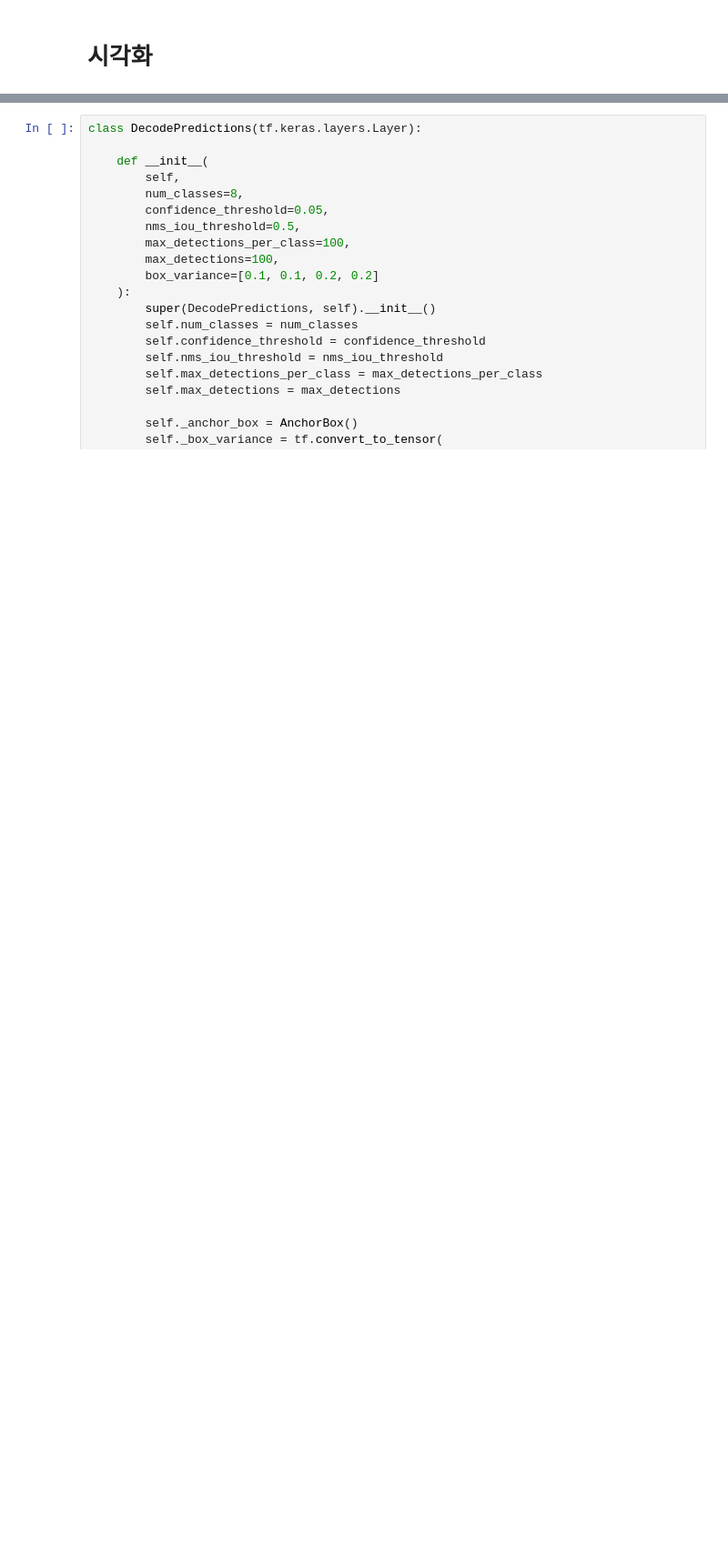
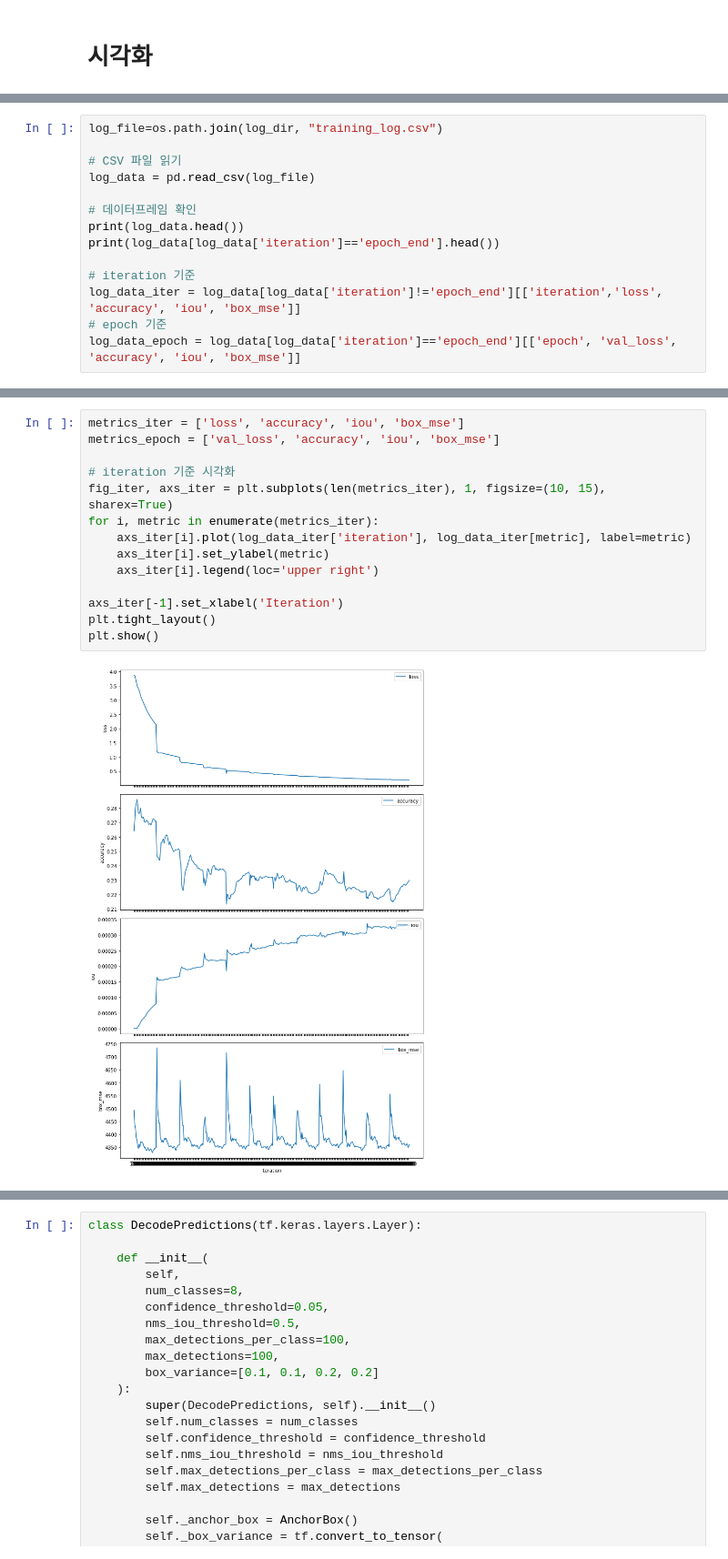
Before and after one commit to L3earl/aiffel, a Jupyter notebook: 0712_GOINGDEEPER_06/study.ipynb, the cells around one changed output, grey strips where cells are left out. Shown at 91% size. Cells and saved outputs as stored; diff of their text form; blank space fills up the shorter version.

```diff
--- a/0712_GOINGDEEPER_06/study.ipynb
+++ b/0712_GOINGDEEPER_06/study.ipynb
@@ -911,0 +773,14 @@ plt.show()
+# %%
+log_file=os.path.join(log_dir, "training_log.csv")
+
+# CSV 파일 읽기
+log_data = pd.read_csv(log_file)
+
+# 데이터프레임 확인
+print(log_data.head())
+print(log_data[log_data['iteration']=='epoch_end'].head())
+
+# iteration 기준
+log_data_iter = log_data[log_data['iteration']!='epoch_end'][['iteration','loss', 'accuracy', 'iou', 'box_mse']]
+# epoch 기준
+log_data_epoch = log_data[log_data['iteration']=='epoch_end'][['epoch', 'val_loss', 'accuracy', 'iou', 'box_mse']]
@@ -911,0 +805,16 @@ plt.show()
+# %%
+metrics_iter = ['loss', 'accuracy', 'iou', 'box_mse']
+metrics_epoch = ['val_loss', 'accuracy', 'iou', 'box_mse']
+
+# iteration 기준 시각화
+fig_iter, axs_iter = plt.subplots(len(metrics_iter), 1, figsize=(10, 15), sharex=True)
+for i, metric in enumerate(metrics_iter):
+    axs_iter[i].plot(log_data_iter['iteration'], log_data_iter[metric], label=metric)
+    axs_iter[i].set_ylabel(metric)
+    axs_iter[i].legend(loc='upper right')
+
+axs_iter[-1].set_xlabel('Iteration')
+plt.tight_layout()
+plt.show()
+# %% [output]
+[figure, added]
```
Also changed, not shown: parts of 23 cells of this notebook.
